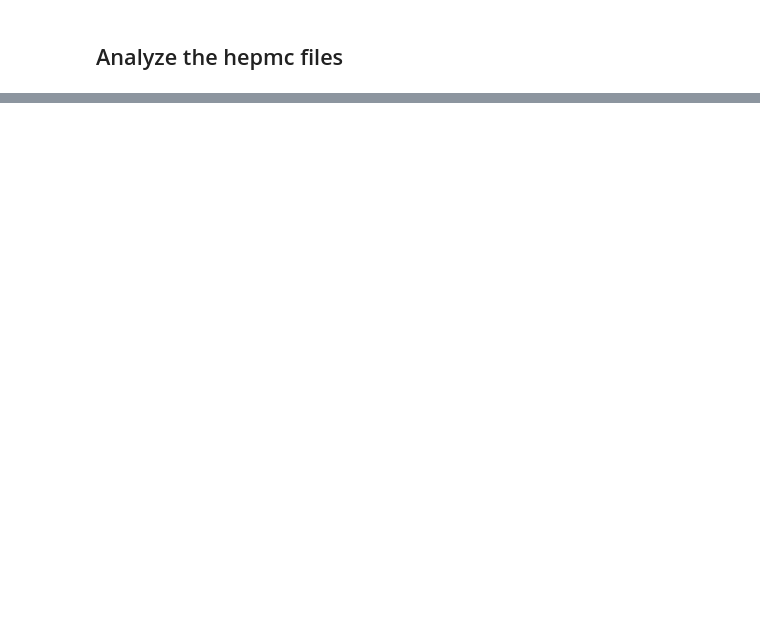
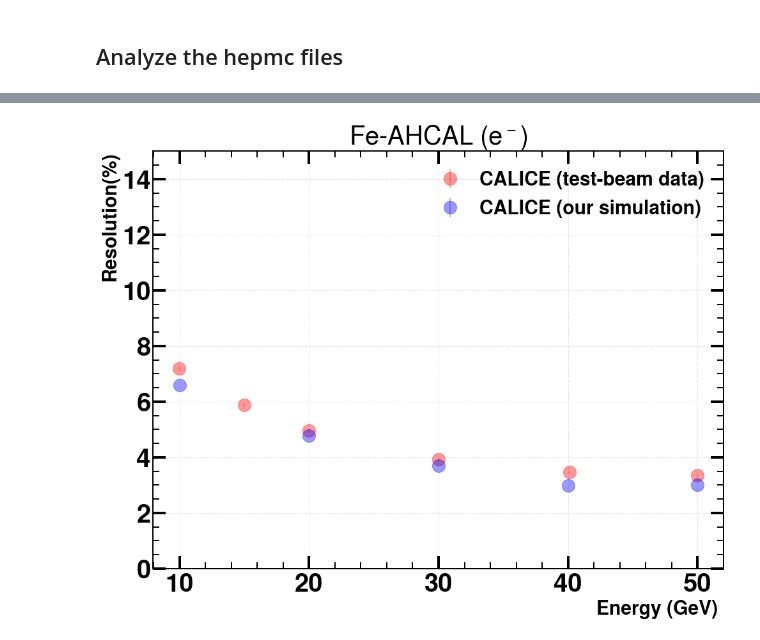
Before and after one commit to bk806714/EIC_Analysis, a Jupyter notebook: hepmc.ipynb, the cells around one changed output, grey strips where cells are left out. Cells and saved outputs as stored; diff of their text form; code cells hidden in the pictures; blank space fills up the shorter version.

```diff
--- a/hepmc.ipynb
+++ b/hepmc.ipynb
@@ -318,0 +726,96 @@ plt.show()
+# %%
+#### FOR ELECTRON RESOLUTION
+energies_el=[10,20,30,40,50]
+fig,ax = plt.subplots(1,1, figsize=(16, 12),sharex=True,sharey=True)
+
+energies_el=np.asarray(energies_el)
+el_resolutionsCAL_St=np.asarray(el_resolutionsCAL_St)
+el_resolutions_errorsCAL_St=np.asarray(el_resolutions_errorsCAL_St)
+
+el_resolutions=np.asarray(el_resolutions)
+el_resolutions_errors=np.asarray(el_resolutions_errors)
+
+el_resolutions_NH=np.asarray(el_resolutions_NH)
+el_resolutions_errors_NH=np.asarray(el_resolutions_errors_NH)
+
+mask=energies_el<60
+
+ax.errorbar(energy_cal_e_St,cal_e_res_St, cal_e_res_err,color="red",marker='o',alpha=0.4,linestyle='None',markersize=20,label='CALICE (test-beam data)')
+
+ax.errorbar(energies_el,el_resolutionsCAL_Stp, el_resolutions_errorsCAL_St,color="blue",alpha=0.4,linestyle='None',marker='o',markersize=20,label='CALICE (our simulation)')
+#ax.errorbar(energies_el,el_resolutionsCAL_St, el_resolutions_errorsCAL_St[mask],alpha=0.4,linestyle='None',color="blue",marker='o',markersize=20,label='CALICE setup (our simulation)')
+#ax.errorbar(Cal_energy,Cal_res_St, Cal_res_err_St,color="red",marker='o',markersize=20,alpha=0.4,linestyle='None',label='CALICE (test-beam data)')
+
+ax.set_ylabel('Resolution(%)')
+ax.set_xlabel('Energy (GeV) ')
+ax.set_title("Fe-AHCAL ($e^-$)")
+#ax.yaxis.set_major_formatter(FormatStrFormatter('%.2f'))
+ax.set_ylim(0,15)
+
+ax.xaxis.set_major_locator(MultipleLocator(10))
+#ax.yaxis.set_major_locator(MultipleLocator(2))
+ax.xaxis.grid(True)
+ax.yaxis.grid(True)
+#ax.set_title("Resolution")
+FigName="Res_e-_St_Energy.png"
+plt.legend()
+plt.savefig(f"{PathToPlot}{FigName}")
+plt.show()
+
+
+
+
+## ELECTRON MEAN VALUE PLOT
+conversion_fac_St_el=(1000./(MIP*42.3))
+el_meansCAL_St_MIP=np.multiply(el_meansCAL_St,MIP)
+el_means_errorCAL_St_MIP=np.multiply(el_means_errorCAL_St,MIP)
+
+paper_mean_el_St_con=np.multiply(paper_mean_el_St,conversion_fac_St_el)
+paper_error_mean_el_St_con=np.multiply(paper_error_mean_el_St,conversion_fac_St_el)
+
+
+energy_MIP_St=np.array([10,20,30,40,50])
+#fig,ax = plt.subplots(1,1, figsize=(16, 12),sharex=True,sharey=True)
+fig,(ax,ax1) = plt.subplots(2,1,gridspec_kw={'height_ratios': [3, 1]},sharex=True )
+ax.errorbar(energy_MIP_St,el_meansCAL_St_MIP, el_means_errorCAL_St_MIP ,color="red",alpha=0.5,marker='o',linestyle='None',markersize=20,label='CALICE setup(our simulation)')
+ax.errorbar(paper_ene_el_St,paper_mean_el_St_con, paper_error_mean_el_St_con,color="blue",alpha=0.5,marker='o',linestyle='None',markersize=20,label='CALICE (test beam data)')
+ax.set_ylabel('Energy [MIP]')
+ax.set_xlabel('Energy (GeV) ')
+#ax.yaxis.set_major_formatter(FormatStrFormatter('%.2f'))
+#ax.set_ylim(0,3500)
+ax.set_xlim(0,60)
+ax.set_title("Fe-AHCAL ($e^-$)")
+
+ax.xaxis.set_major_locator(MultipleLocator(10))
+#ax.yaxis.set_major_locator(MultipleLocator(2))
+ax.xaxis.grid(True)
+ax.yaxis.grid(True)
+#ax.set_title("Resolution")
+
+popt,_popcov=curve_fit(plots.linear_fit,energy_MIP_St,el_meansCAL_St_MIP,p0=[0,10],bounds=(0,101))
+slope=popt[0]
+intercept=popt[1]
+energies=np.asarray(energies)
+paper_ene_pi_St=np.asarray(paper_ene_pi_St)
+#means=np.asarray(means)
+ax.plot(energy_MIP_St,plots.linear_fit(energy_MIP_St,*popt),label='Fit (our data)',color='b',linewidth='4',linestyle='dotted')
+#plt.figtext(0.15,0.8,"m= {0:.2f} and c={1:.2f}".format(slope,intercept),fontweight='bold',fontsize=40)
+
+FigName="Comp_Mean_St_el.png"
+ax.legend()
+### only take the values in plots for plotting
+paper_mean_el_St_eqi=[ 292.848, 596.9267,  889.479, 1164.302, 1430.260]
+el_meansCAL_St_MIP_eqi=[ 264.392,  532.744,  800.288, 1070.496, 1333.36 ]
+ratio_plot_mean_St_el=np.divide(paper_mean_el_St_eqi,el_meansCAL_St_MIP_eqi)
+energy_eqi=[10,20,30,40,50]
+
+print(paper_mean_el_St_con)
+print()
+ax1.plot(energy_eqi,ratio_plot_mean_St_el,marker='o',markersize='20',linestyle='None')
+ax1.set_ylim(1,1.2)
+ax1.set_xlabel('Energy (GeV) ')
+
+plt.savefig(f"{PathToPlot}{FigName}")
+plt.show()
+# %% [output]
+[figure, added]
```
Also changed, not shown: parts of 32 cells of this notebook, 4 other files.
